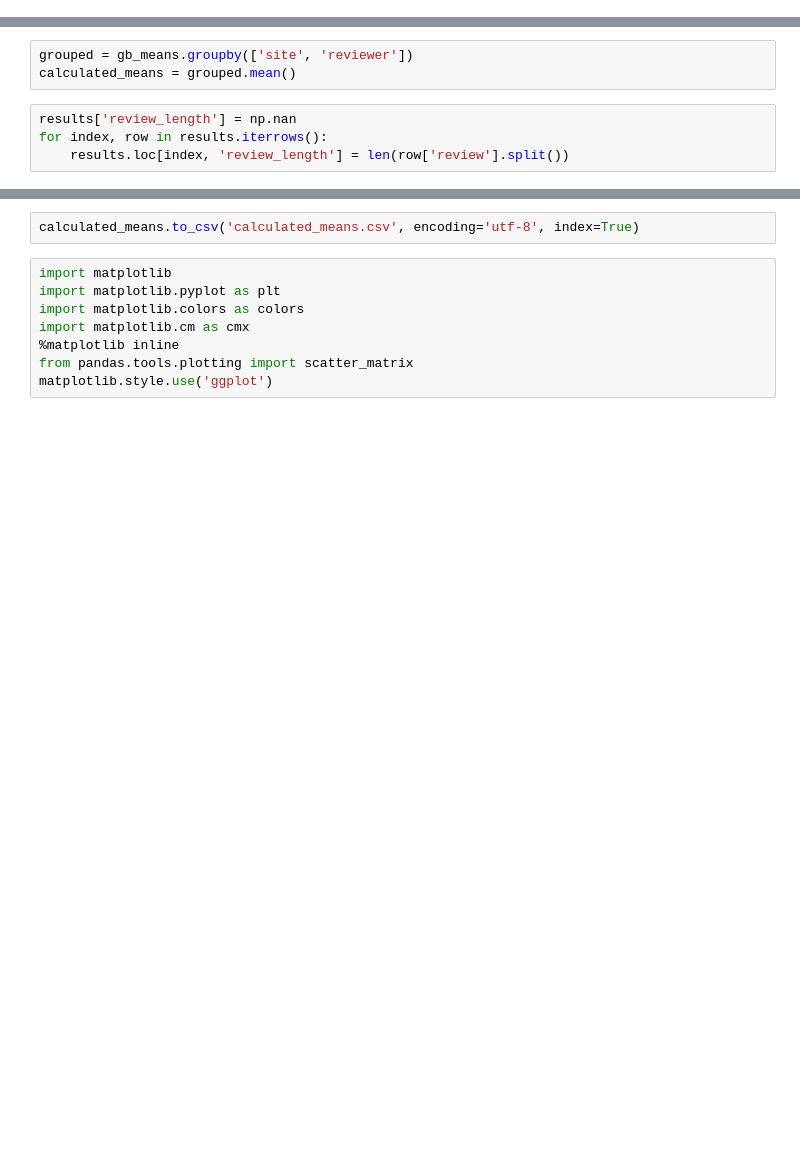
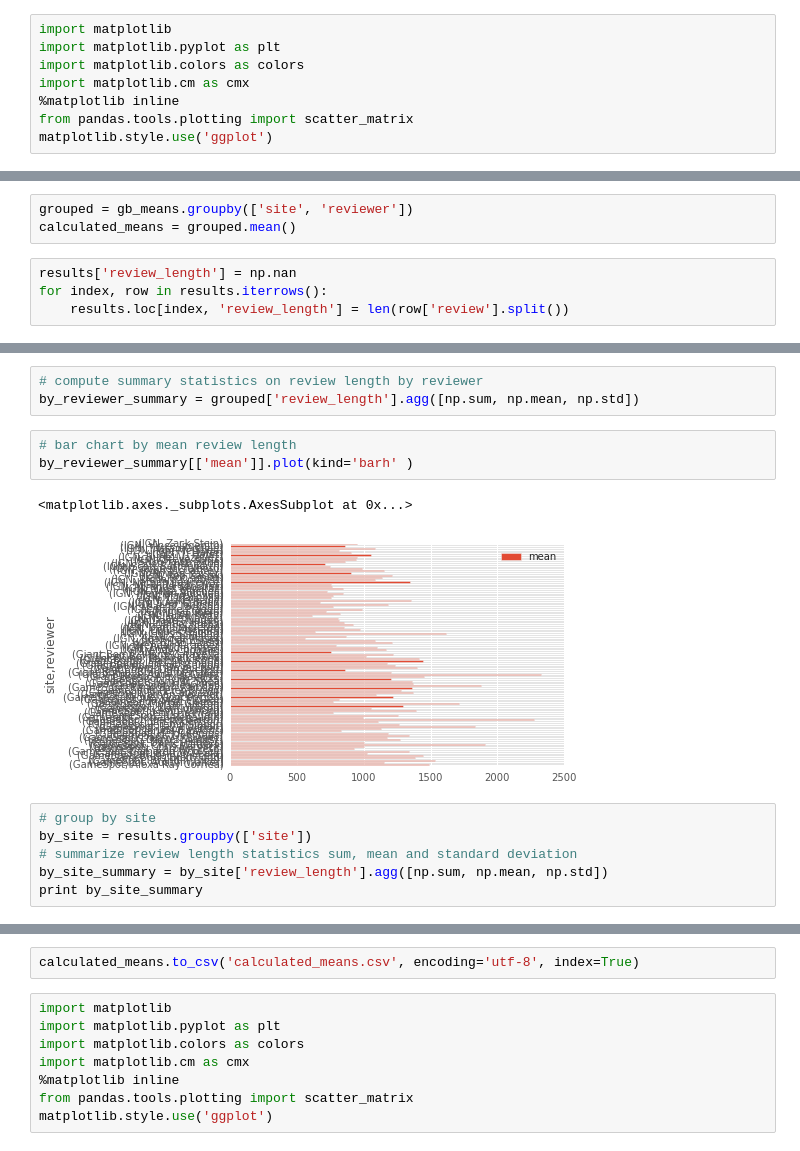
Before and after one commit to wotashu/gamers, a Jupyter notebook: Concat_sites.ipynb, the cells around one changed output, grey strips where cells are left out. Cells and saved outputs as stored; diff of their text form; blank space fills up the shorter version.

Commit message:
add stats and plots

```diff
--- a/Concat_sites.ipynb
+++ b/Concat_sites.ipynb
@@ -56,0 +48,8 @@ gb_means.tail()
+# %%
+import matplotlib
+import matplotlib.pyplot as plt
+import matplotlib.colors as colors
+import matplotlib.cm as cmx
+%matplotlib inline
+from pandas.tools.plotting import scatter_matrix
+matplotlib.style.use('ggplot')
@@ -66,0 +79,15 @@ calculated_means = grouped.mean()
+# %%
+# compute summary statistics on review length by reviewer
+by_reviewer_summary = grouped['review_length'].agg([np.sum, np.mean, np.std])
+# %%
+# bar chart by mean review length
+by_reviewer_summary[['mean']].plot(kind='barh' )
+# %% [output]
+<matplotlib.axes._subplots.AxesSubplot at 0x...>
+[figure, added]
+# %%
+# group by site
+by_site = results.groupby(['site'])
+# summarize review length statistics sum, mean and standard deviation
+by_site_summary = by_site['review_length'].agg([np.sum, np.mean, np.std])
+print by_site_summary
```
Also changed, not shown: parts of 8 cells of this notebook.
